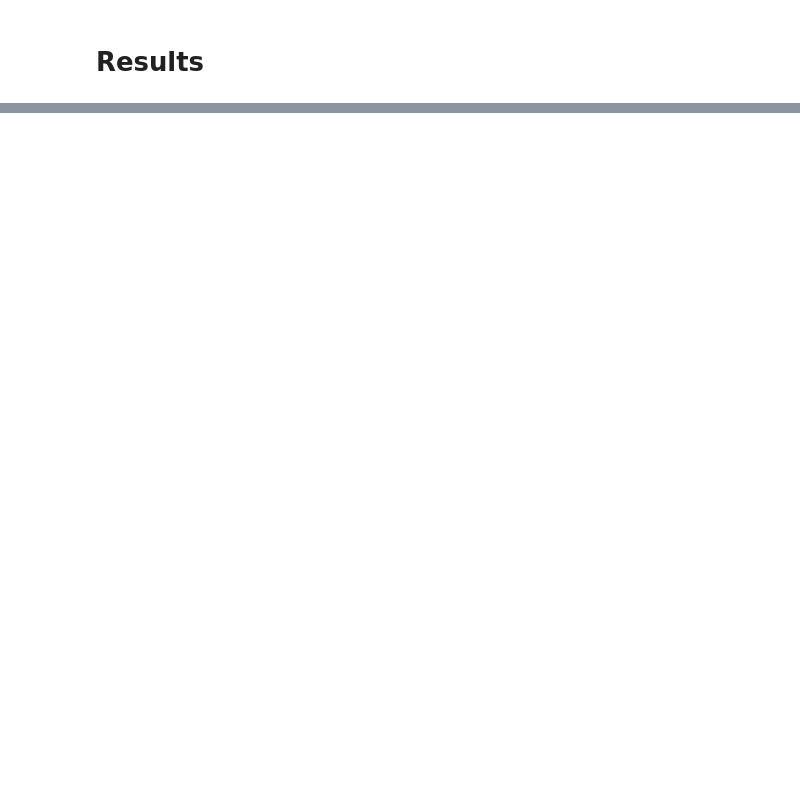
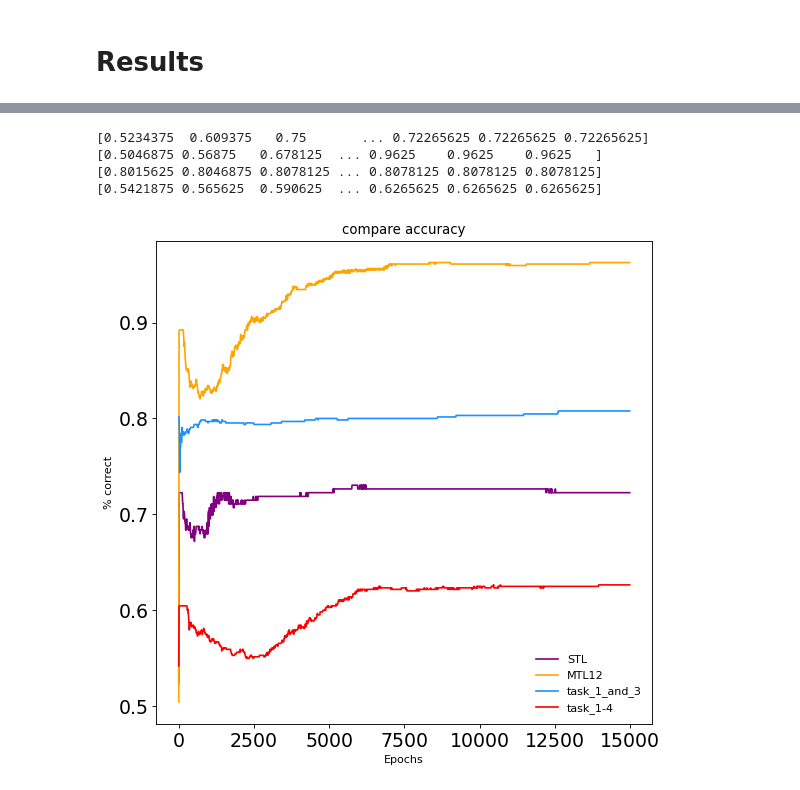
Before and after one commit to TristanGavin/multi-task_learning, a Jupyter notebook: caruana/multitask_learning_for_regression.ipynb, the cells around one changed output, grey strips where cells are left out. Drawn from its saved outputs; the diff is of its cells as text; code cells hidden in the pictures; blank space fills up the shorter version.

```diff
--- a/caruana/multitask_learning_for_regression.ipynb
+++ b/caruana/multitask_learning_for_regression.ipynb
@@ -140,0 +193,35 @@ All models use the same hyper parameters and layer configuration
+# %%
+# load average test on target 1
+STL = np.load('./models/average1.npy')
+MTL12 = np.load('./models/average12.npy')
+MTL13 = np.load('./models/average13.npy')
+MTL14 = np.load('./models/average14.npy')
+
+print(STL)
+print(MTL12)
+print(MTL13)
+print(MTL14)
+
+# X axis for graph
+x = [i for i in range(15000)]
+x = x[::10]
+
+# Make Graph
+plt.figure(figsize=(8, 8), dpi=80)
+plt.title("compare accuracy")
+plt.plot(x, STL[::10], label="STL", color='purple', linewidth=1.5)
+plt.plot(x, MTL12[::10], label="MTL12", color="orange", linewidth=1.5)
+plt.plot(x, MTL13[::10], label="task_1_and_3", color='dodgerblue', linewidth=1.5)
+plt.plot(x, MTL14[::10], label="task_1-4", color='red', linewidth=1.5)
+plt.legend(frameon=False, prop={'size': 22})
+plt.xlabel('Epochs')
+plt.ylabel('% correct')
+plt.legend(frameon=False)
+plt.tick_params(axis='both', which='major', labelsize=17)
+plt.show()
+# %% [output]
+[0.5234375  0.609375   0.75       ... 0.72265625 0.72265625 0.72265625]
+[0.5046875 0.56875   0.678125  ... 0.9625    0.9625    0.9625   ]
+[0.8015625 0.8046875 0.8078125 ... 0.8078125 0.8078125 0.8078125]
+[0.5421875 0.565625  0.590625  ... 0.6265625 0.6265625 0.6265625]
+[figure, added]
```
Also changed, not shown: parts of 3 cells of this notebook, 16 other files.
